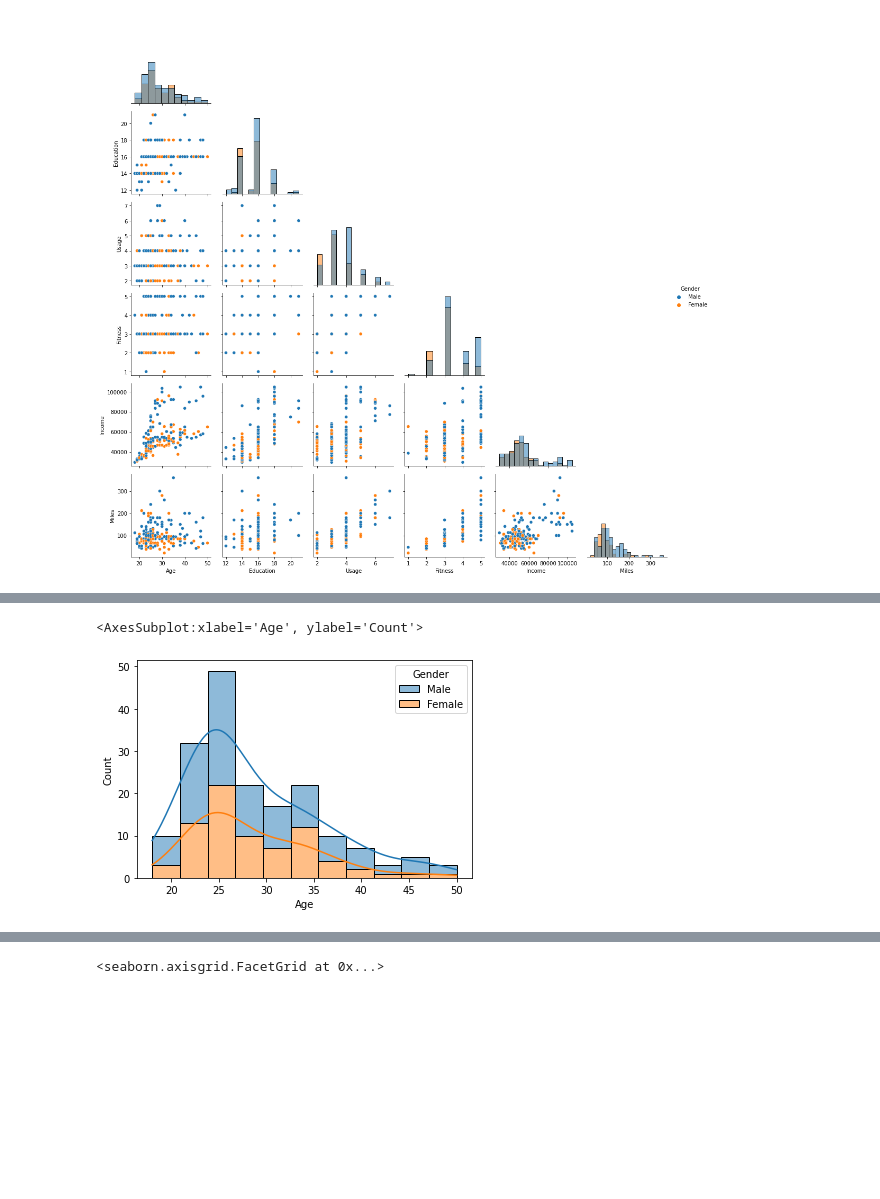
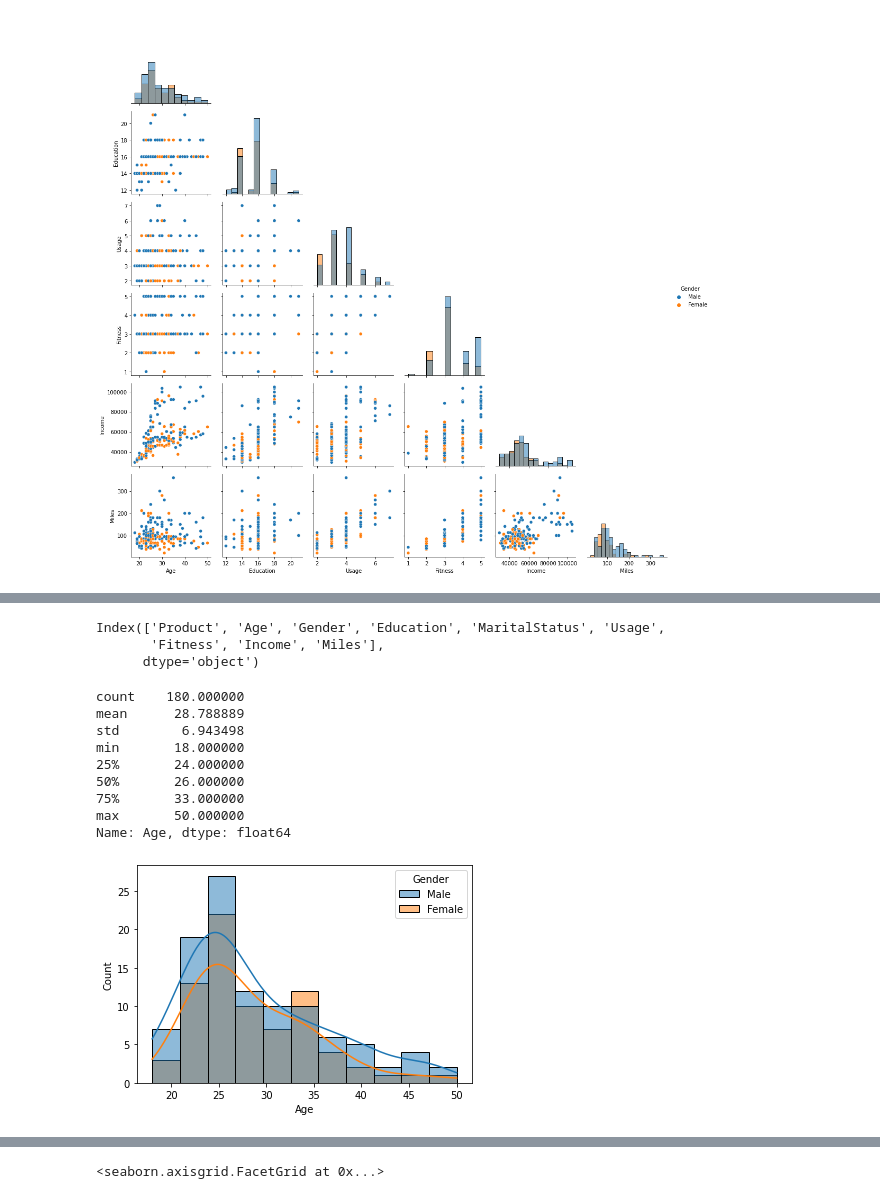
Before and after one commit to FrankS36/Cardio-Good-Fitness-Case-Study, a Jupyter notebook: CardioGoodFitness.ipynb, the cells around one changed output, grey strips where cells are left out. Cells and saved outputs as stored; diff of their text form; code cells hidden in the pictures; blank space fills up the shorter version.

```diff
--- a/CardioGoodFitness.ipynb
+++ b/CardioGoodFitness.ipynb
@@ -266,6 +630,21 @@ sns.countplot(x="Product", hue="Gender", data=df)
+# %%
+df.columns
+# %% [output]
+Index(['Product', 'Age', 'Gender', 'Education', 'MaritalStatus', 'Usage',
+       'Fitness', 'Income', 'Miles'],
+      dtype='object')
 # %%
-sns.histplot(x='Age', data=df, kde=True, hue='Gender', multiple='stack' )
+sns.histplot(x='Age', data=df, kde=True, hue='Gender')
+df['Age'].describe()
 # %% [output]
-<AxesSubplot:xlabel='Age', ylabel='Count'>
+count    180.000000
+mean      28.788889
+std        6.943498
+min       18.000000
+25%       24.000000
+50%       26.000000
+75%       33.000000
+max       50.000000
+Name: Age, dtype: float64
-[figure, old version]
+[figure, new version]
 # %%
```
Also changed, not shown: parts of 106 cells of this notebook.
